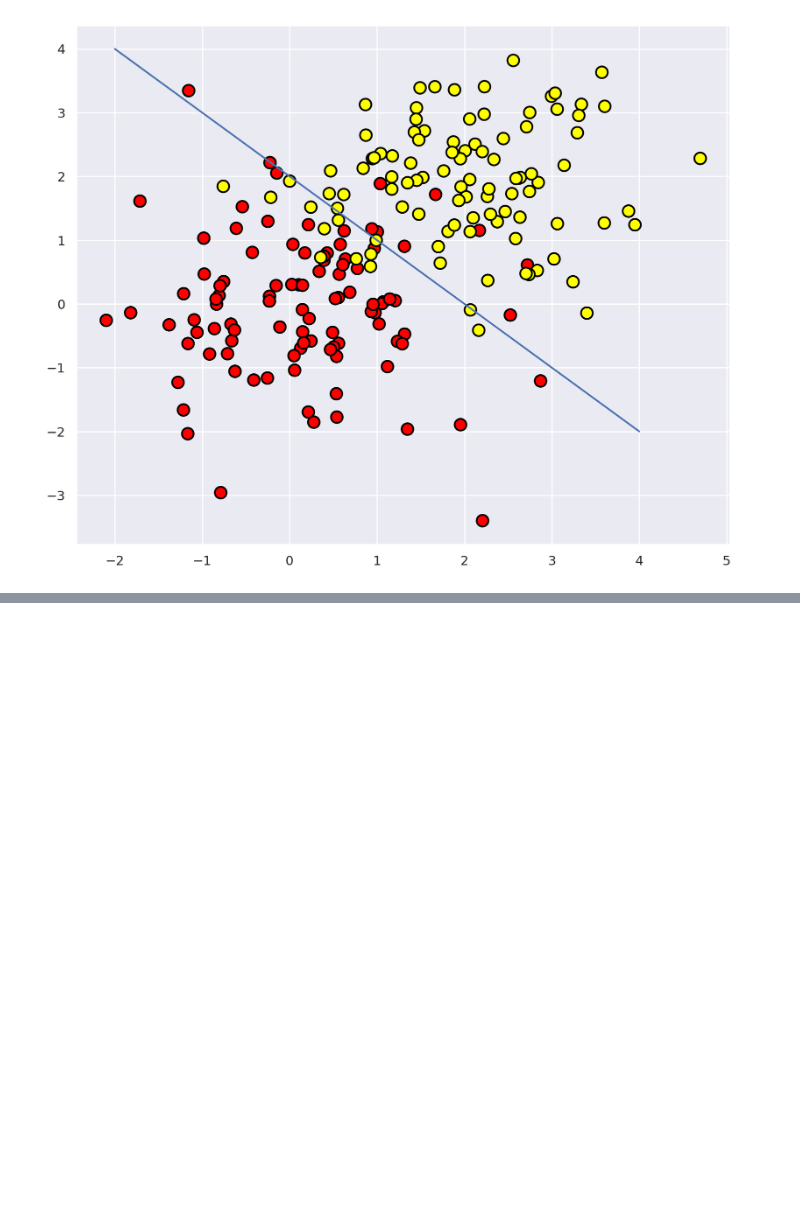
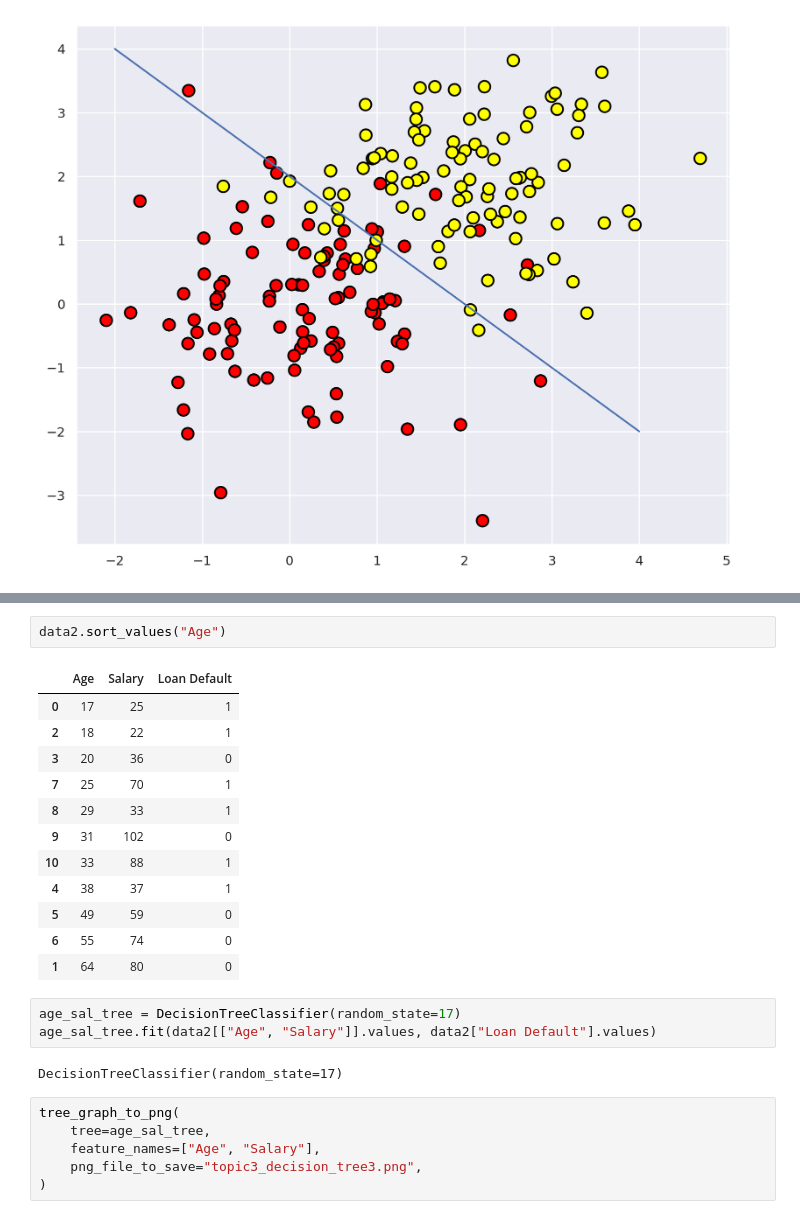
Before and after one commit to himanshuraimau/cs231n-mlcourseai, a Jupyter notebook: decision-knn-classification/decision.ipynb, the cells around one changed output, grey strips where cells are left out. Saved outputs shown, nothing was run; the diff lists cells and outputs as text; blank space fills up the shorter version.

```diff
--- a/decision-knn-classification/decision.ipynb
+++ b/decision-knn-classification/decision.ipynb
@@ -52,0 +169,26 @@ plt.plot(range(-2, 5), range(4, -3, -1));
+# %%
+data2.sort_values("Age")
+# %% [output]
+|  | Age | Salary | Loan Default |
+| 0 | 17 | 25 | 1 |
+| 2 | 18 | 22 | 1 |
+| 3 | 20 | 36 | 0 |
+| 7 | 25 | 70 | 1 |
+| 8 | 29 | 33 | 1 |
+| 9 | 31 | 102 | 0 |
+| 10 | 33 | 88 | 1 |
+| 4 | 38 | 37 | 1 |
+| 5 | 49 | 59 | 0 |
+| 6 | 55 | 74 | 0 |
+| 1 | 64 | 80 | 0 |
+# %%
+age_sal_tree = DecisionTreeClassifier(random_state=17)
+age_sal_tree.fit(data2[["Age", "Salary"]].values, data2["Loan Default"].values)
+# %% [output]
+DecisionTreeClassifier(random_state=17)
+# %%
+tree_graph_to_png(
+    tree=age_sal_tree,
+    feature_names=["Age", "Salary"],
+    png_file_to_save="topic3_decision_tree3.png",
+)
```
Also changed, not shown: parts of 9 cells of this notebook, 6 other files.
